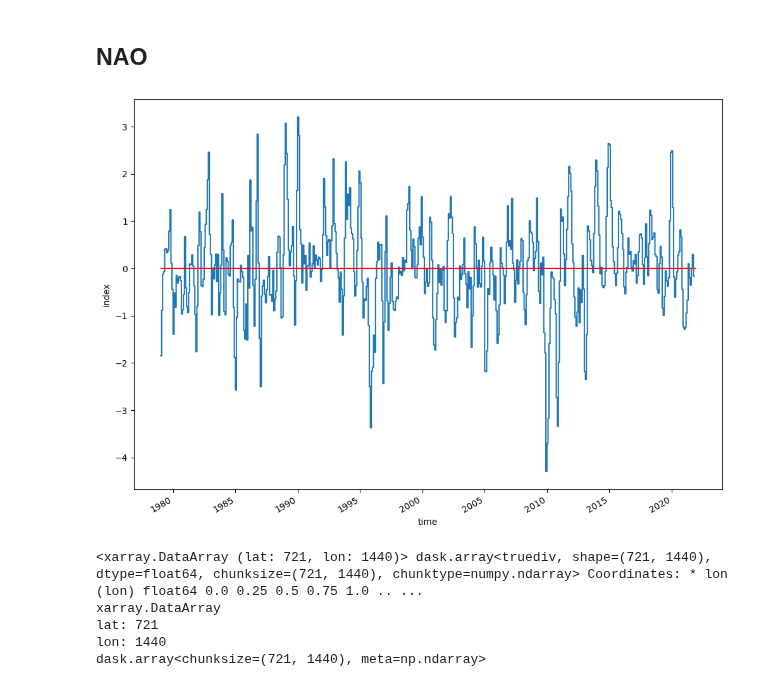
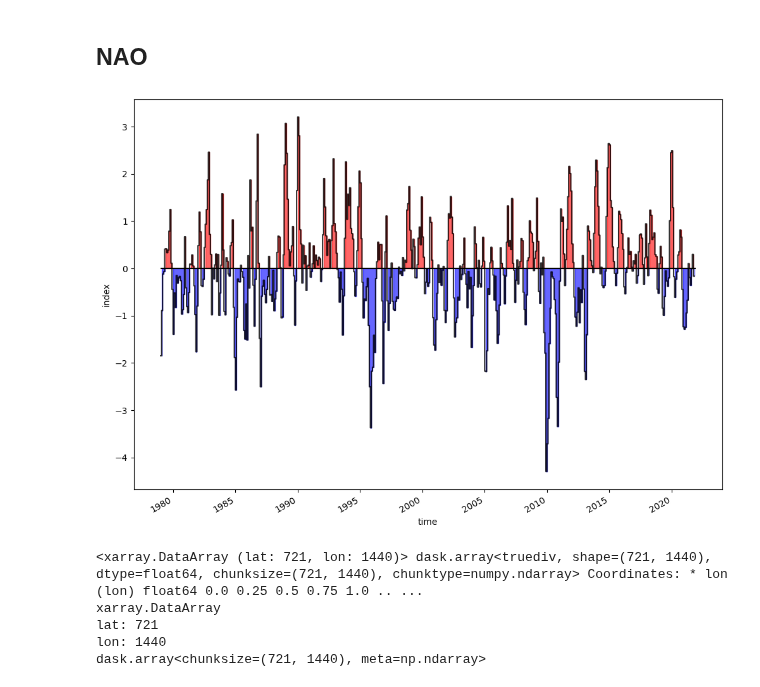
Before and after one commit to DestinE-Climate-DT/AQUA, a Jupyter notebook: diagnostics/teleconnections/test_libraries.ipynb, the cells around one changed output. Cells and saved outputs as stored; diff of their text form; code cells hidden in the pictures.

Commit message:
plot functions improvement

```diff
--- a/diagnostics/teleconnections/test_libraries.ipynb
+++ b/diagnostics/teleconnections/test_libraries.ipynb
@@ -20,24 +20,24 @@ namelist = tools.load_namelist(diagname)
 # %%
 # Configuration specific to the NAO teleconnection
 telecname = 'NAO'
 fieldname = namelist[telecname]['field']
 
 # Opening dataset file
 infile = config[diagname][telecname]['input']
 field = xr.open_mfdataset(infile)[fieldname]
 
 # Evaluating NAO
 NAO = index.station_based_index(field,namelist,telecname=telecname)
-plots.index_plot(NAO)
+plots.index_plot(NAO,title='NAO index',save=True)
 
 # Save NAO
 outfile = config[diagname]['output']
 filename = '/NAO_indx.nc'
 outfile = outfile+filename
 
 NAO.to_netcdf(outfile, mode='w')
 # %% [output]
-[figure, old version]
+[figure, new version]
 # %%
 plots.reg_plot(NAO,field)
 # %% [output]
```
Also changed, not shown: 12 other files.
